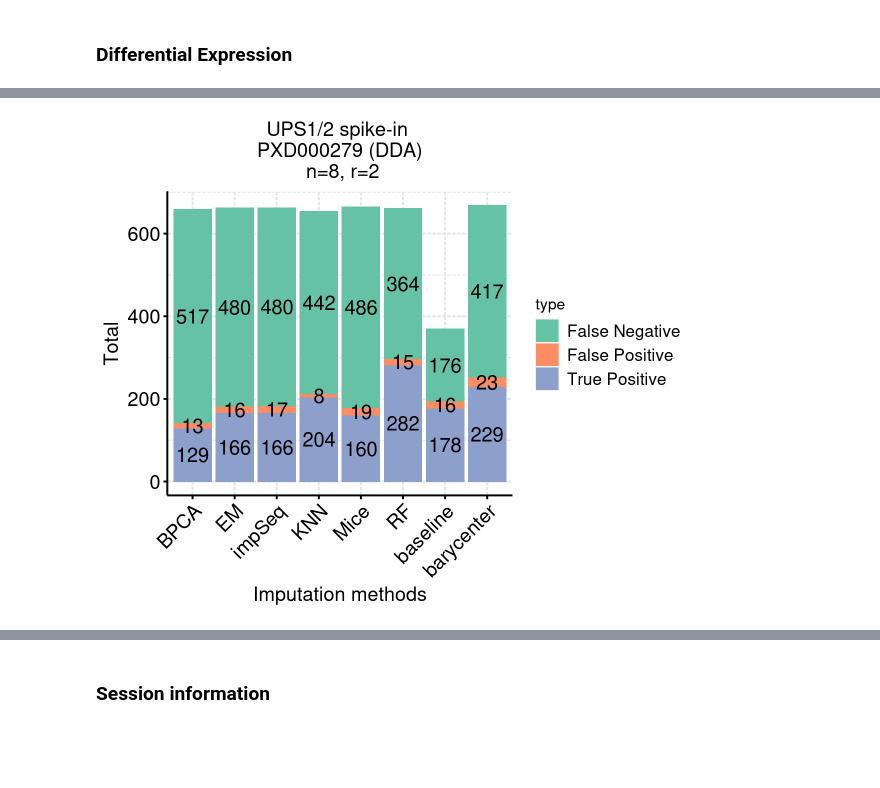
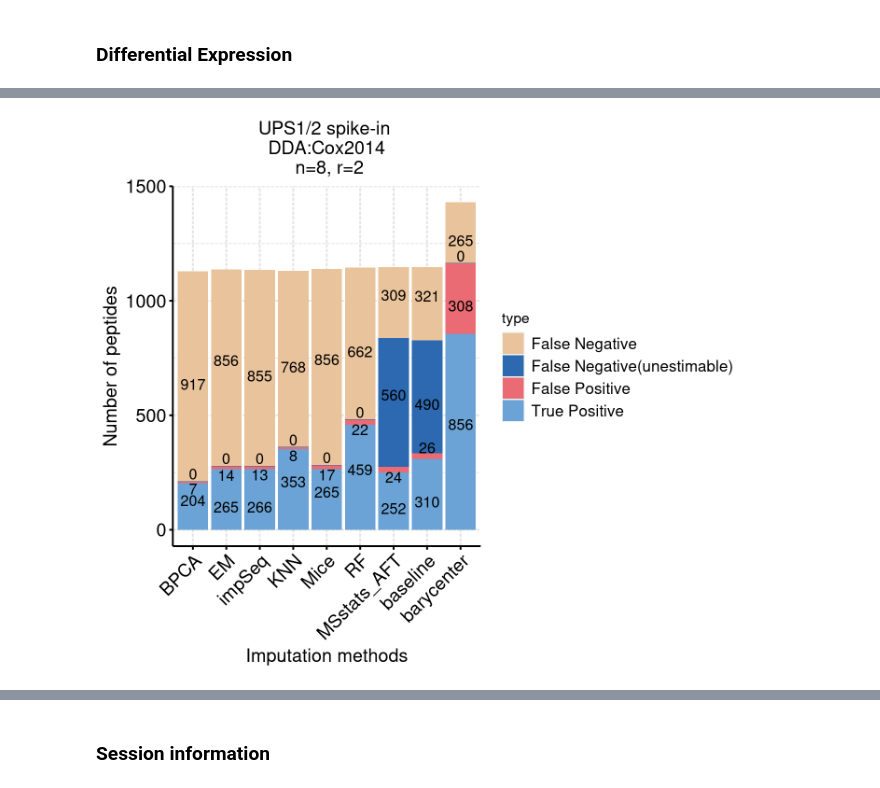
Before and after one commit to DavisLaboratory/msImpute-reproducibility, a Jupyter notebook: figures/pxd000279_ups_spikeIn_dda.ipynb, the cells around one changed output, grey strips where cells are left out. Saved outputs shown, nothing was run; the diff lists cells and outputs as text; code cells hidden in the pictures; blank space fills up the shorter version.

Commit message:
add revision figures + notebooks

```diff
--- a/figures/pxd000279_ups_spikeIn_dda.ipynb
+++ b/figures/pxd000279_ups_spikeIn_dda.ipynb
@@ -258,15 +324,0 @@ Up           20274        63
-# %%
-fig.size(3, 5)
-
-
-fullTables2$method <- factor(fullTables2$method,
-                             levels = c("BPCA", "EM", "impSeq", "KNN", "Mice", "RF","baseline","barycenter"))
-
-p1 <- ggplot(fullTables2, aes(y=TP, x=FP, color=method, group = method)) +
-#   geom_line(size=1) +
-  geom_line() +
-  scale_color_npg() + theme_classic() +
-  theme(plot.title = element_text(hjust = 0.5), axis.text=element_text(colour="black")) +
-  labs(title = "PXD000279-DDA") + xlab("False Positives") + ylab("True Positives")
-
-p1
@@ -275,5 +366,5 @@ p1
 # %%
-fig.size(5,6)
+fig.size(6,7)
 
 # Barplot of True positive, false positives and false negatives for all methods at FDR 0.05
 ggdat <- fullTables2[,grep("method|total", colnames(fullTables2))]
@@ -283,49 +374,51 @@ colnames(ggdat) <- gsub("_total", "", colnames(ggdat))
 
 ggdat <- reshape2::melt(ggdat, id = "method")
 ggdat$method <- factor(ggdat$method,
-                             levels = c("BPCA", "EM", "impSeq", "KNN", "Mice", "RF","baseline","barycenter"))
+                             levels = c("BPCA", "EM", "impSeq", "KNN", "Mice", "RF","MSstats_AFT","baseline","barycenter"))
 
 
 ggdat$variable <- gsub("TP", "True Positive", ggdat$variable)
+ggdat$variable <- gsub('FN_unestim', 'False Negative(unestimable)', ggdat$variable)
 ggdat$variable <- gsub("FP", "False Positive", ggdat$variable)
 ggdat$variable <- gsub("FN", "False Negative", ggdat$variable)
 
-
-# png(file = "~/barplot_PXD000279.png",
-#     width=6,height=5,units="in",res=1200)
-
 p <- ggplot(ggdat, aes(x=method, y = value, fill = variable, label=value)) +
   geom_bar(stat = "identity", position="stack") +
-  geom_text(size = 5, position = position_stack(vjust = 0.5)) +
-  xlab('Imputation methods') + ylab('Total') + labs(fill="type", title = "UPS1/2 spike-in \nPXD000279 (DDA)\n n=8, r=2") +
-  # scale_fill_jco() +
-  scale_fill_brewer(palette = "Set2") +
-  #scale_fill_brewer(palette = "Dark2", direction = -1) +
+  ggrepel::geom_text_repel(size = 4,
+            position = position_stack(vjust = 0.5), direction = "y",
+            box.padding = unit(0.01, "lines")) +
+  xlab('Imputation methods') + ylab('Number of peptides') +
+  labs(fill="type", title = "UPS1/2 spike-in \nDDA:Cox2014\n n=8, r=2") +
+
+  scale_fill_manual(values = c('False Negative(unestimable)' = "#2c69b0",
+                               'False Negative' = "#e9c39b" ,
+                               'True Positive' = "#6ba3d6",
+                               'False Positive' = "#ea6b73")) +
   theme(axis.text.y = element_text(hjust = 1, size=14, color = "black"),
       axis.text.x = element_text(angle = 45, vjust = 1, hjust=1, size = 14, color= "black"),
                 strip.text.x = element_text(size=14),
                 plot.title = element_text(hjust = 0.5, size = 14),
       axis.title=element_text(size=14),
       panel.background = element_rect(fill = "white",
                                 colour = "white",
                                 size = 3, linetype = "solid"),
   panel.grid.major = element_line(#size = 3,
                                   linetype = 'longdash',
                                 colour = "grey90"),
   panel.grid.minor = element_line(#size = 3,
                                   linetype = 'longdash',
                                 colour = "grey90"),
       axis.line = element_line(colour = "black"),
       axis.ticks = element_line(colour = "black"),
-      legend.text=element_text(size=12)
+      legend.text=element_text(size=12),
                 #legend.position = "none"
      )
 
 # print(p)
 # dev.off()
 p
 # %% [output]
-[figure, old version]
+[figure, new version]
 # %%
 fig.size(3,5)
 
```
Also changed, not shown: parts of 9 cells of this notebook, 8 other files.
